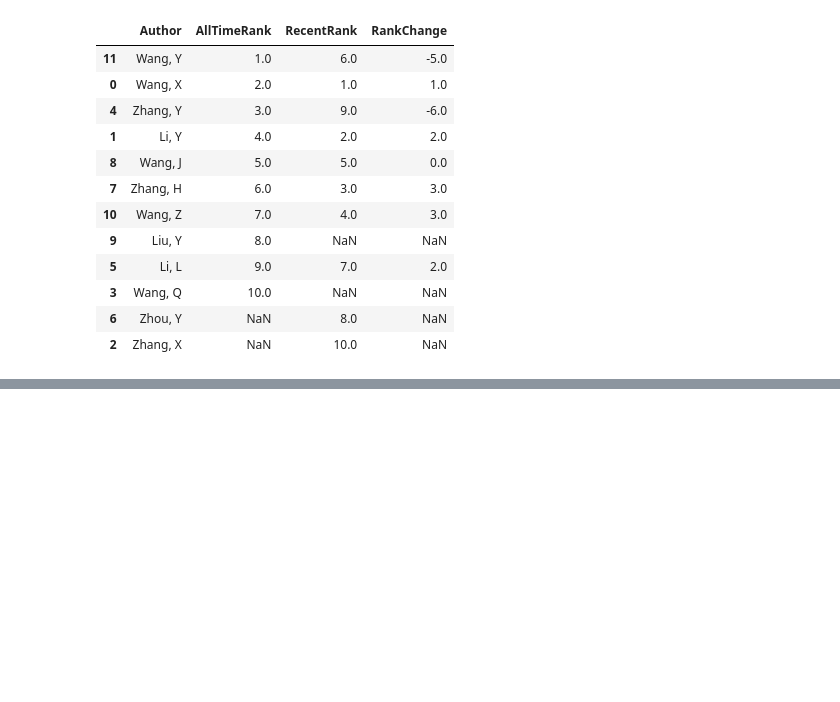
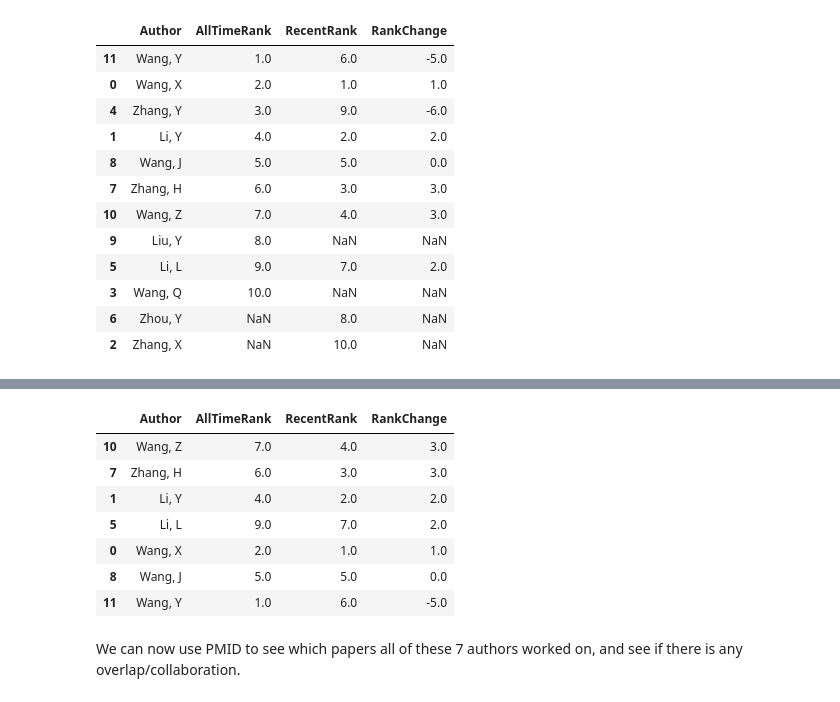
Before and after one commit to LillWawrence/consulting_skills_exam, a Jupyter notebook: will.ipynb, the cells around one changed output, grey strips where cells are left out. Cells and saved outputs as stored; diff of their text form; code cells hidden in the pictures; blank space fills up the shorter version.

Commit message:
Formed a shortlist of researchers.
Co-authored-by: Molly White <mw2304@york.ac.uk>

```diff
--- a/will.ipynb
+++ b/will.ipynb
@@ -268,0 +273,15 @@ plt.show()
+# %%
+# creating a new dataframe with only authors who improved or maintained their rank, and Wang Y
+improved_authors = ranking_df[(ranking_df['RankChange'] >= 0) | (ranking_df['Author'] == 'Wang, Y')]
+improved_authors
+# %% [output]
+|  | Author | AllTimeRank | RecentRank | RankChange |
+| 10 | Wang, Z | 7.0 | 4.0 | 3.0 |
+| 7 | Zhang, H | 6.0 | 3.0 | 3.0 |
+| 1 | Li, Y | 4.0 | 2.0 | 2.0 |
+| 5 | Li, L | 9.0 | 7.0 | 2.0 |
+| 0 | Wang, X | 2.0 | 1.0 | 1.0 |
+| 8 | Wang, J | 5.0 | 5.0 | 0.0 |
+| 11 | Wang, Y | 1.0 | 6.0 | -5.0 |
+# %% [markdown]
+We can now use PMID to see which papers all of these 7 authors worked on, and see if there is any overlap/collaboration.
```
Also changed, not shown: parts of 3 cells of this notebook.
